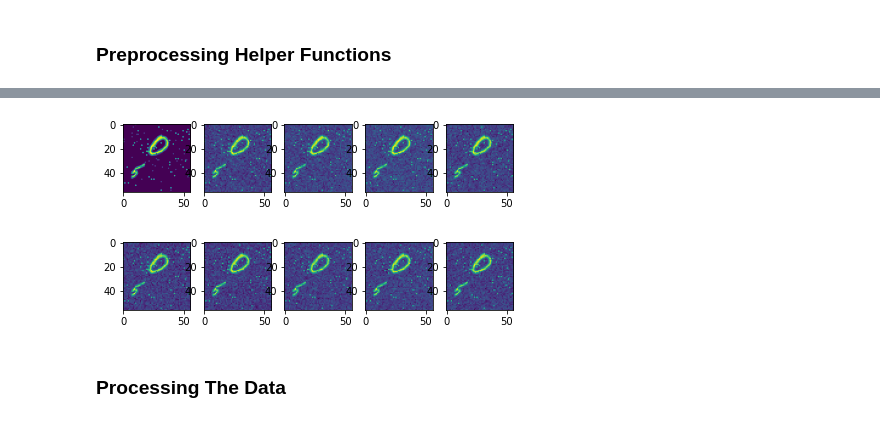
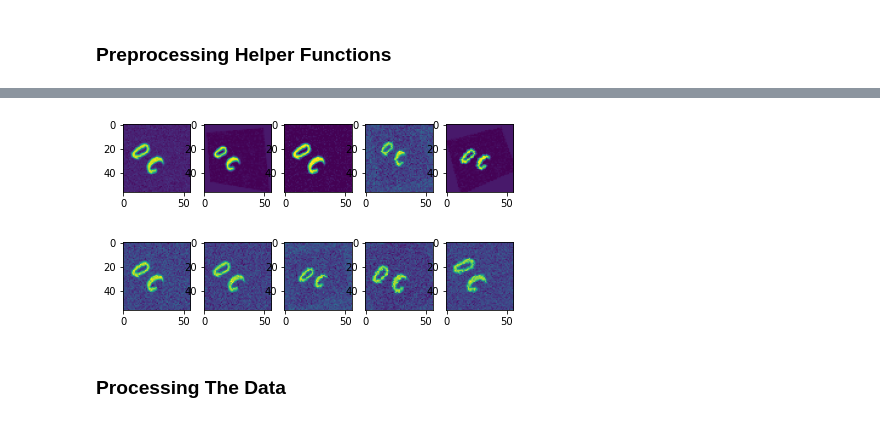
Before and after one commit to shubymao/comp551-p3, a Jupyter notebook: Project_3_Notebook.ipynb, the cells around one changed output, grey strips where cells are left out. Drawn from its saved outputs; the diff is of its cells as text; code cells hidden in the pictures.

Commit message:
Changed the data augmentation to single function

```diff
--- a/Project_3_Notebook.ipynb
+++ b/Project_3_Notebook.ipynb
@@ -120,18 +92,27 @@ img_grid(2,5,[sample_tensor[0],*perspective_tensors])
 # %%
-def generate_noise(image_tensor, num, std = 0.4):
-  outputs = []
-  for i in range(num):
-    outputs.append(image_tensor + (torch.randn(image_tensor.size()) * std))
-  return outputs
+perspective_manager = RandomPerspective(0.3)
+affine_manager = RandomAffine(20, scale=(0.9,1.1), shear=5)
+def generate_augmented_data(img, num, std = 0.4):
+  output = []
+  for _ in range(num):
+    temp = torch.clone(img)
+    if random.random() < .5:
+      temp = perspective_manager(temp)
+    if random.random() < .5:
+      temp = affine_manager(temp)
+    if random.random() < .5:
+      temp = temp + torch.randn(temp.size()) * std
+    output.append(temp)
+  return output
 
-sample_tensor = torch.from_numpy(training_data[10000,None]).float()
+sample_tensor = torch.from_numpy(training_data[561,None]).float()
 norm_img = torch.clip(sample_tensor,0,255)
 mean, std = torch.mean(norm_img), torch.std(norm_img)
 norm_img = normalize(norm_img, [mean], [std])
-noisy_tensors = map(lambda x: x[0], generate_noise(norm_img,9))
-img_grid(2,5,[sample_tensor[0],*noisy_tensors])
+augmented_data = map(lambda x: x[0], generate_augmented_data(norm_img, 9))
+img_grid(2,5,[sample_tensor[0],*augmented_data])
 # %% [output]
-[figure, old version]
+[figure, new version]
-[figure, old version]
+[figure, new version]
 # %%
 # transform all data to the output format
```
Also changed, not shown: parts of 11 cells of this notebook.
